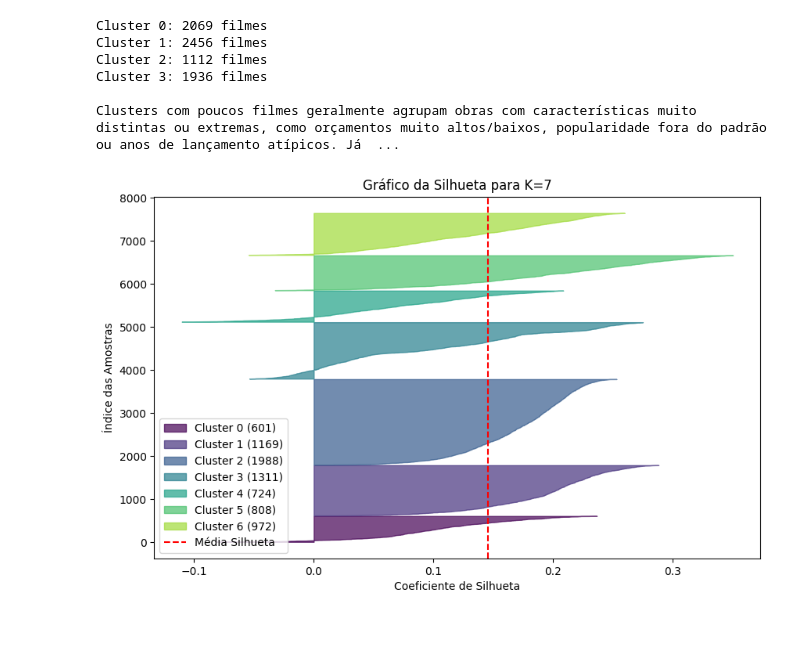
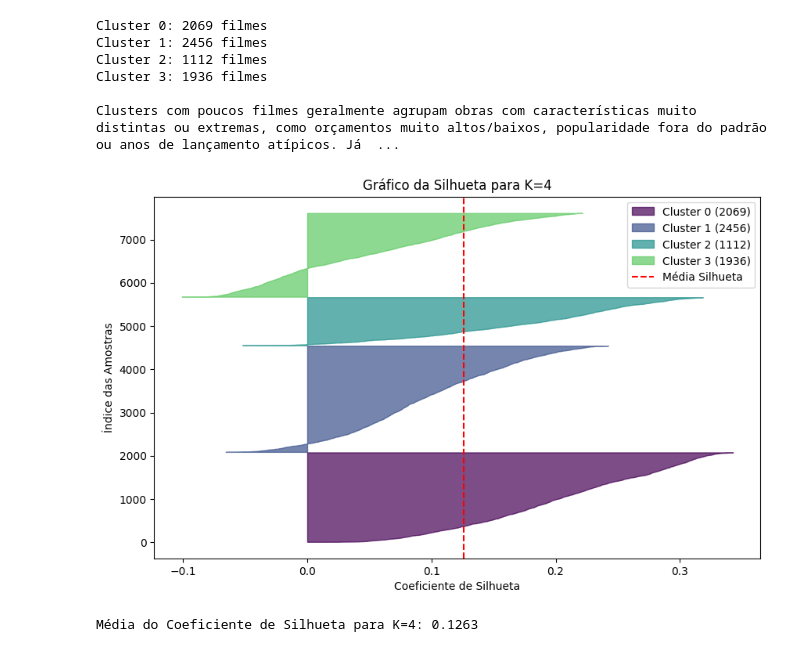
Before and after one commit to rodrigosantana24/projeto-pisi3, a Jupyter notebook: Clusterizacao_main.ipynb, the cells around one changed output. Saved outputs shown, nothing was run; the diff lists cells and outputs as text; code cells hidden in the pictures.

Commit message:
Gráfico silhueta para 4 clusters

```diff
--- a/Clusterizacao_main.ipynb
+++ b/Clusterizacao_main.ipynb
@@ -155,30 +155,37 @@ Cluster 3: 1936 filmes
 
 Clusters com poucos filmes geralmente agrupam obras com características muito distintas ou extremas, como orçamentos muito altos/baixos, popularidade fora do padrão ou anos de lançamento atípicos. Já  ...
 # %%
-# Calcular a silhueta para os clusters com K=7
-silhouette_vals = silhouette_samples(StandardScaler().fit_transform(X_numerico), labels_7)
-silhouette_avg = silhouette_score(StandardScaler().fit_transform(X_numerico), labels_7)
+# Calcular os valores de silhueta para K=4
+X_scaled = StandardScaler().fit_transform(X_numerico)
+labels_4 = df['cluster_4']  # ou use labels_4 diretamente, se ainda estiver em memória
 
+silhouette_vals = silhouette_samples(X_scaled, labels_4)
+silhouette_avg = silhouette_score(X_scaled, labels_4)
+
+# Plotar o gráfico da silhueta
 plt.figure(figsize=(10, 6))
 y_lower = 10
-for i in range(7):
-    ith_cluster_silhouette_values = silhouette_vals[labels_7 == i]
+for i in range(4):
+    ith_cluster_silhouette_values = silhouette_vals[labels_4 == i]
     ith_cluster_silhouette_values.sort()
     size_cluster_i = ith_cluster_silhouette_values.shape[0]
     y_upper = y_lower + size_cluster_i
 
-    color = plt.cm.viridis(float(i) / 7)
+    color = plt.cm.viridis(float(i) / 4)
     plt.fill_betweenx(np.arange(y_lower, y_upper),
                       0, ith_cluster_silhouette_values,
                       facecolor=color, edgecolor=color, alpha=0.7,
                       label=f'Cluster {i} ({size_cluster_i})')
     y_lower = y_upper + 10  # espaço entre clusters
 
 plt.axvline(x=silhouette_avg, color="red", linestyle="--", label='Média Silhueta')
 plt.xlabel("Coeficiente de Silhueta")
 plt.ylabel("Índice das Amostras")
-plt.title("Gráfico da Silhueta para K=7")
+plt.title("Gráfico da Silhueta para K=4")
 plt.legend(loc='best')
 plt.show()
+
+print(f"Média do Coeficiente de Silhueta para K=4: {silhouette_avg:.4f}")
 # %% [output]
-[figure, old version]
+[figure, new version]
+Média do Coeficiente de Silhueta para K=4: 0.1263
```
